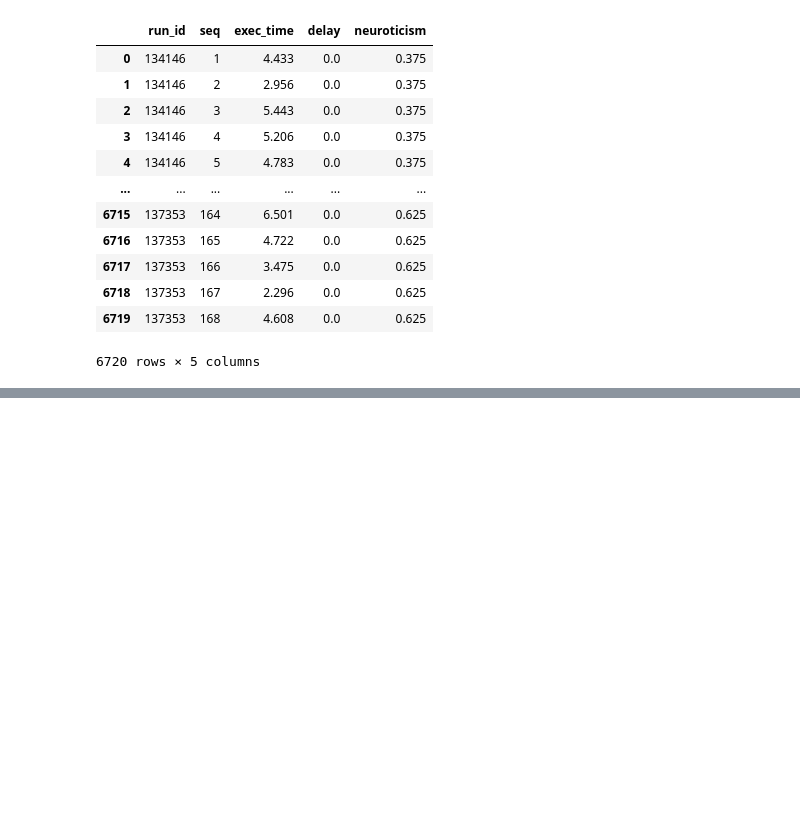
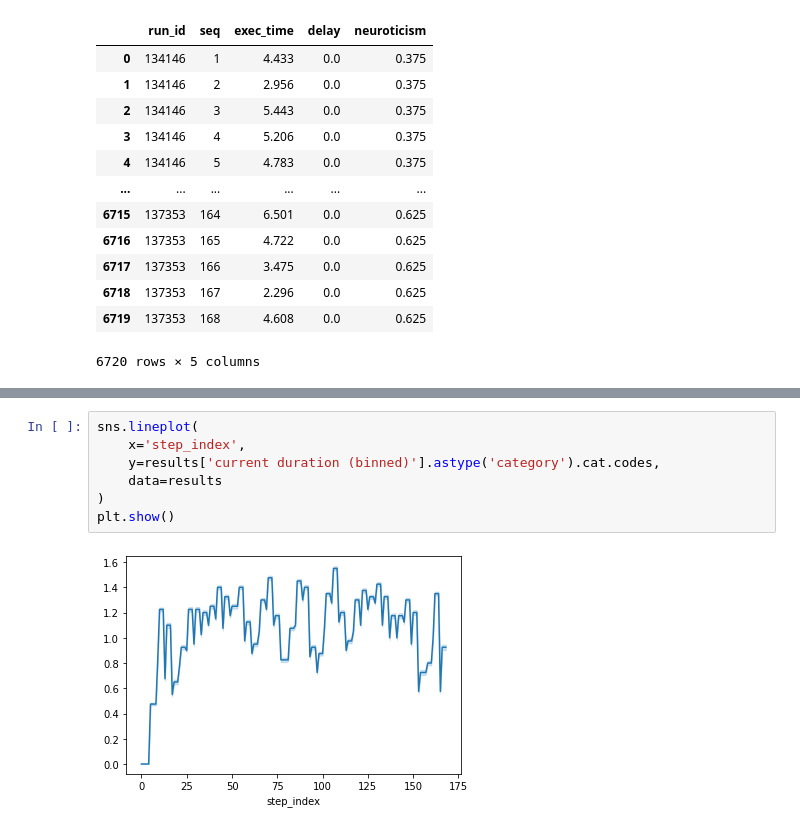
Before and after one commit to vnmo/EdgeDroid2, a Jupyter notebook: analysis/models.ipynb, the cells around one changed output, grey strips where cells are left out. Saved outputs shown, nothing was run; the diff lists cells and outputs as text; blank space fills up the shorter version.

```diff
--- a/analysis/models.ipynb
+++ b/analysis/models.ipynb
@@ -146,0 +141,9 @@ plt.show()
+# %%
+sns.lineplot(
+    x='step_index',
+    y=results['current duration (binned)'].astype('category').cat.codes,
+    data=results
+)
+plt.show()
+# %% [output]
+[figure, added]
```
Also changed, not shown: parts of 14 cells of this notebook, 4 other files.
